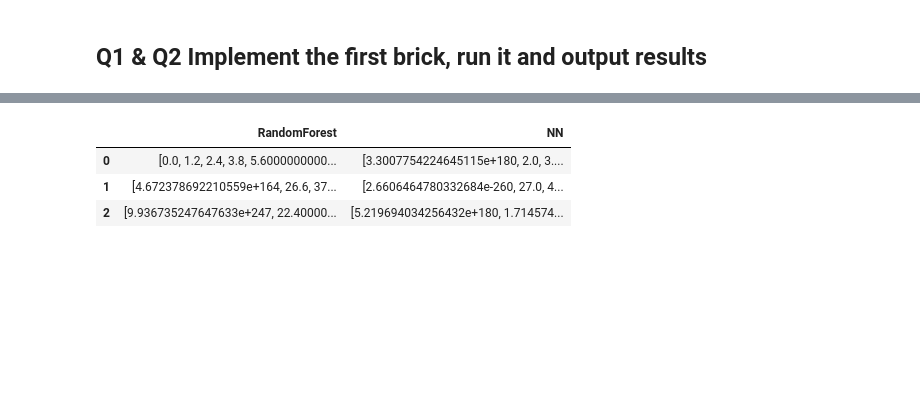
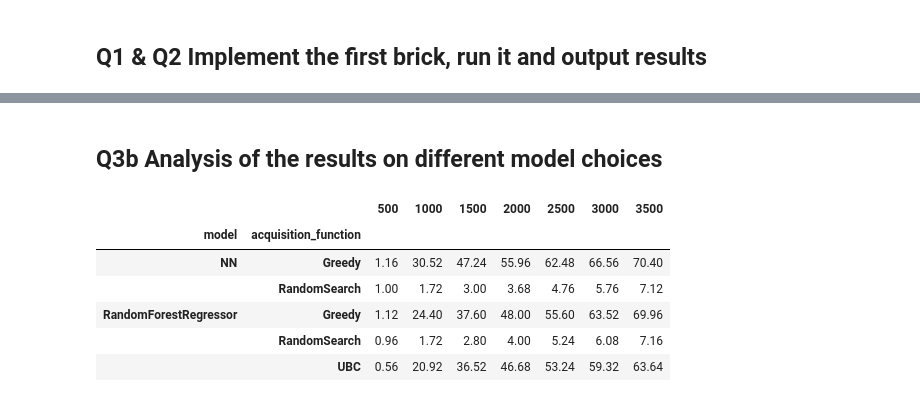
Before and after one commit to AntoninDuval/Active-Learning-For-Drug-Discovery, a Jupyter notebook: src/main.ipynb, the cells around one changed output, grey strips where cells are left out. Drawn from its saved outputs; the diff is of its cells as text; code cells hidden in the pictures; blank space fills up the shorter version.

```diff
--- a/src/main.ipynb
+++ b/src/main.ipynb
@@ -31,7 +46,5 @@ acquisition_functions = [RandomSearch(batch_size=BATCH_SIZE),
 # %%
 verbose = True
-results = np.empty((2,7,NB_EXPERIMENTS+1,MAX_ITERATIONS+1))
-
 
 for i, model in enumerate(models):
     for j, acquisition_function in enumerate(acquisition_functions):
@@ -41,6 +54,9 @@ for i, model in enumerate(models):
         print('Batch Size  :', BATCH_SIZE)
 
         for experiment in range(NB_EXPERIMENTS):
+
+            ratio_found = []
+
             print('Initialize training set...')
             train_set, test_set = molecule_pool.initialize_batch(batch_size=BATCH_SIZE)
 
@@ -58,7 +74,14 @@ for i, model in enumerate(models):
                 continue
 
             iteration = 0
-            results[i, j, iteration] =  (len(top_k_found)/k)*100
+
+
+            result = {'experiment':'Experiment_{}'.format(experiment),
+                     'model': model.name,
+                     'batch_size': BATCH_SIZE,
+                     'acquisition_function' : acquisition_function.name,
+                     'ratio_iteration_0':(len(top_k_found)/k)*100}
+
 
             while iteration < MAX_ITERATIONS:
                 if verbose:
@@ -66,10 +89,7 @@ for i, model in enumerate(models):
                     print('Train set shape : ', train_set.data.shape)
                     print('Training the model...')
 
-                # Save time by not training the model when using a randomsearch acquisiton
-                if not acquisition_function.name 'RandomSearch':
-                    model.train(train_set)
-
+                model.train(train_set)
 
                 score = model.predict(test_set, acquisition_function.require_var)
 
@@ -89,7 +109,15 @@ for i, model in enumerate(models):
                     print("% of top {} molecules found :".format(k), (len(top_k_found)/k)*100, '%')
                     print('='*50)
 
-                results[i, j, experiment, iteration] =  (len(top_k_found)/k)*100
+
+                key = 'ratio_iteration_'+str(iteration)
+                result[key] =  (len(top_k_found)/k)*100
+
+
+            # add the results of the experiment
+            df_results = df_results.append(result, ignore_index=True)
+
+df_results.to_csv('../data/result.csv', index=False)
 # %% [output]
 Model used  : RandomForestRegressor
 Acquisition function used  : RandomSearch
@@ -116,7 +181,16 @@ df_result["NN"] = [results[1][i] for i in range(len(acquisition_functions))]
-# %%
-df_result
-# %% [output]
-|  | RandomForest | NN |
-| 0 | [0.0, 1.2, 2.4, 3.8, 5.6000000000... | [3.3007754224645115e+180, 2.0, 3.... |
-| 1 | [4.672378692210559e+164, 26.6, 37... | [2.6606464780332684e-260, 27.0, 4... |
-| 2 | [9.936735247647633e+247, 22.40000... | [5.219694034256432e+180, 1.714574... |
+# %% [markdown]
+## Q3b Analysis of the results on different model choices
+# %%
+sns.set_theme()
+
+result_per_model = df_results.groupby(["model","acquisition_function"]).mean()
+result_per_model.columns = [500, 1000, 1500, 2000, 2500, 3000, 3500]
+result_per_model
+# %% [output]
+|  |  | 500 | 1000 | 1500 | 2000 | 2500 | 3000 | 3500 |
+| model | acquisition_function |  |  |  |  |  |  |  |
+| NN | Greedy | 1.16 | 30.52 | 47.24 | 55.96 | 62.48 | 66.56 | 70.40 |
+|  | RandomSearch | 1.00 | 1.72 | 3.00 | 3.68 | 4.76 | 5.76 | 7.12 |
+| RandomForestRegressor | Greedy | 1.12 | 24.40 | 37.60 | 48.00 | 55.60 | 63.52 | 69.96 |
+|  | RandomSearch | 0.96 | 1.72 | 2.80 | 4.00 | 5.24 | 6.08 | 7.16 |
+|  | UBC | 0.56 | 20.92 | 36.52 | 46.68 | 53.24 | 59.32 | 63.64 |
```
Also changed, not shown: parts of 8 cells of this notebook, 6 other files.
